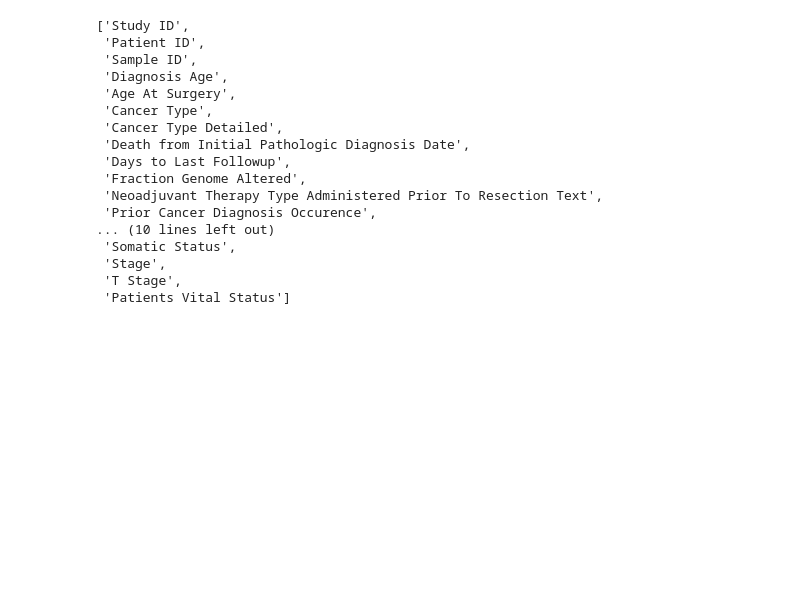
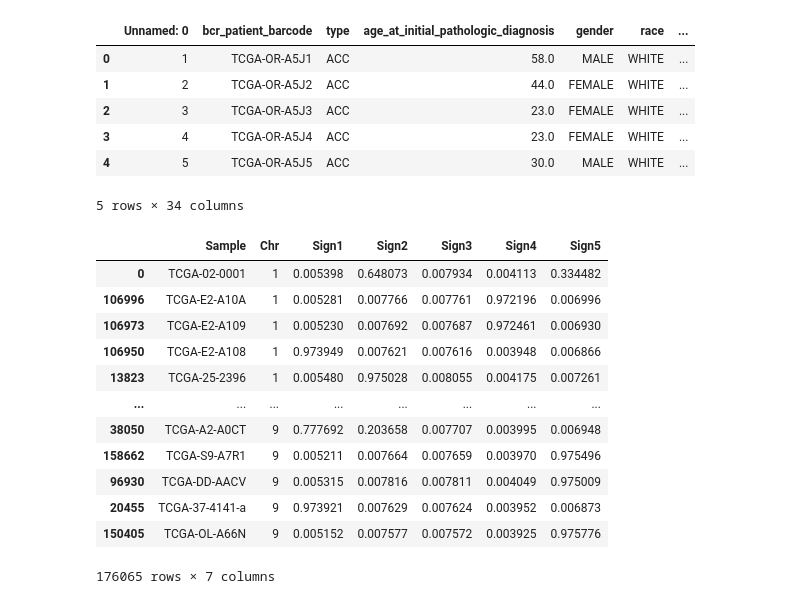
Before and after one commit to janneah/cns, a Jupyter notebook: notebooks/correlation.ipynb, the cells around one changed output. Drawn from its saved outputs; the diff is of its cells as text; code cells hidden in the pictures; blank space fills up the shorter version.

```diff
--- a/notebooks/correlation.ipynb
+++ b/notebooks/correlation.ipynb
@@ -7,20 +11,47 @@ CIN = pd.read_table("/home/janneae/TCGA/DerivedData/PanCancer/ClinicalData/nsclc
 # %%
-CIN.columns.values.tolist()
+CIN.head()
 # %% [output]
+|  | Unnamed: 0 | bcr_patient_barcode | type | age_at_initial_pathologic_diagnosis | gender | race | ... |
+| 0 | 1 | TCGA-OR-A5J1 | ACC | 58.0 | MALE | WHITE | ... |
+| 1 | 2 | TCGA-OR-A5J2 | ACC | 44.0 | FEMALE | WHITE | ... |
+| 2 | 3 | TCGA-OR-A5J3 | ACC | 23.0 | FEMALE | WHITE | ... |
+| 3 | 4 | TCGA-OR-A5J4 | ACC | 23.0 | FEMALE | WHITE | ... |
+| 4 | 5 | TCGA-OR-A5J5 | ACC | 30.0 | MALE | WHITE | ... |
-['Study ID',
- 'Patient ID',
- 'Sample ID',
- 'Diagnosis Age',
- 'Age At Surgery',
- 'Cancer Type',
- 'Cancer Type Detailed',
- 'Death from Initial Pathologic Diagnosis Date',
- 'Days to Last Followup',
- 'Fraction Genome Altered',
- 'Neoadjuvant Therapy Type Administered Prior To Resection Text',
- 'Prior Cancer Diagnosis Occurence',
-... (10 lines left out)
- 'Somatic Status',
- 'Stage',
- 'T Stage',
- 'Patients Vital Status']
+5 rows × 34 columns
+# %%
+lda = LdaModel.load(f'../steps/gensim/lda/lda_t5_f10.model')
+file = pd.read_table('../steps/discretized_9.features', dtype=str)
+df = file.drop(['Sample', 'Chr'], axis = 1)
+listedDf = df.values.tolist()
+dirichlet_dict = corpora.Dictionary(listedDf)
+bow_corpus = [dirichlet_dict.doc2bow(text) for text in listedDf]
+# %%
+topics = lda.get_document_topics(bow = bow_corpus, minimum_probability = 0)
+columns = [[],[],[],[],[]]
+for topic in topics:
+    for w in topic:
+        columns[w[0]].append(w[1])
+# print(columns)
+new_df = pd.DataFrame(file['Sample'])
+new_df['Chr'] = file['Chr']
+new_df['Sign1'] = columns[0]
+new_df['Sign2'] = columns[1]
+new_df['Sign3'] = columns[2]
+new_df['Sign4'] = columns[3]
+new_df['Sign5'] = columns[4]
+new_df = new_df.sort_values(by='Chr')
+new_df
+# %% [output]
+|  | Sample | Chr | Sign1 | Sign2 | Sign3 | Sign4 | Sign5 |
+| 0 | TCGA-02-0001 | 1 | 0.005398 | 0.648073 | 0.007934 | 0.004113 | 0.334482 |
+| 106996 | TCGA-E2-A10A | 1 | 0.005281 | 0.007766 | 0.007761 | 0.972196 | 0.006996 |
+| 106973 | TCGA-E2-A109 | 1 | 0.005230 | 0.007692 | 0.007687 | 0.972461 | 0.006930 |
+| 106950 | TCGA-E2-A108 | 1 | 0.973949 | 0.007621 | 0.007616 | 0.003948 | 0.006866 |
+| 13823 | TCGA-25-2396 | 1 | 0.005480 | 0.975028 | 0.008055 | 0.004175 | 0.007261 |
+| ... | ... | ... | ... | ... | ... | ... | ... |
+| 38050 | TCGA-A2-A0CT | 9 | 0.777692 | 0.203658 | 0.007707 | 0.003995 | 0.006948 |
+| 158662 | TCGA-S9-A7R1 | 9 | 0.005211 | 0.007664 | 0.007659 | 0.003970 | 0.975496 |
+| 96930 | TCGA-DD-AACV | 9 | 0.005315 | 0.007816 | 0.007811 | 0.004049 | 0.975009 |
+| 20455 | TCGA-37-4141-a | 9 | 0.973921 | 0.007629 | 0.007624 | 0.003952 | 0.006873 |
+| 150405 | TCGA-OL-A66N | 9 | 0.005152 | 0.007577 | 0.007572 | 0.003925 | 0.975776 |
+176065 rows × 7 columns
```
Also changed, not shown: parts of 7 cells of this notebook.
